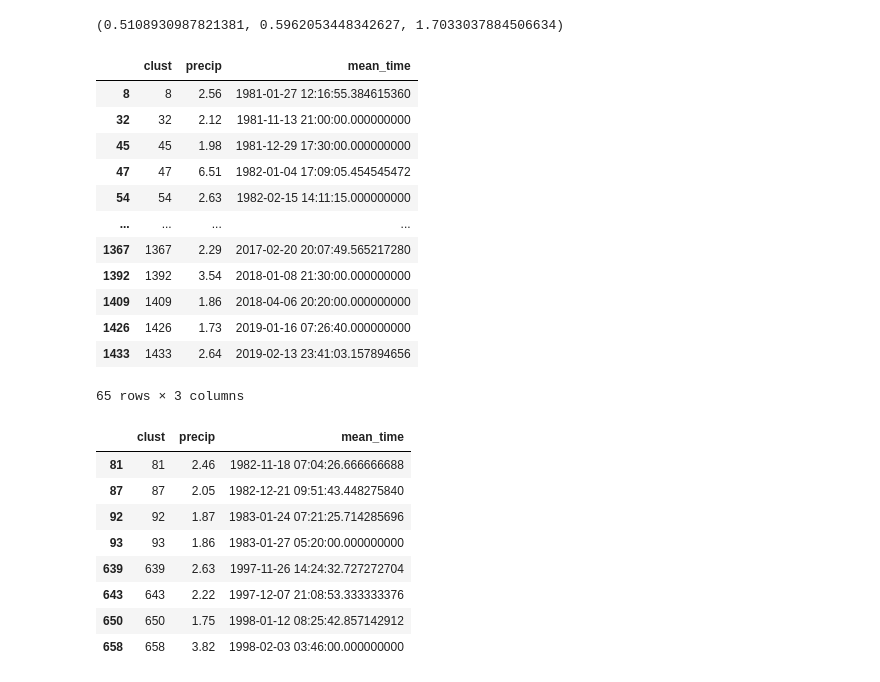
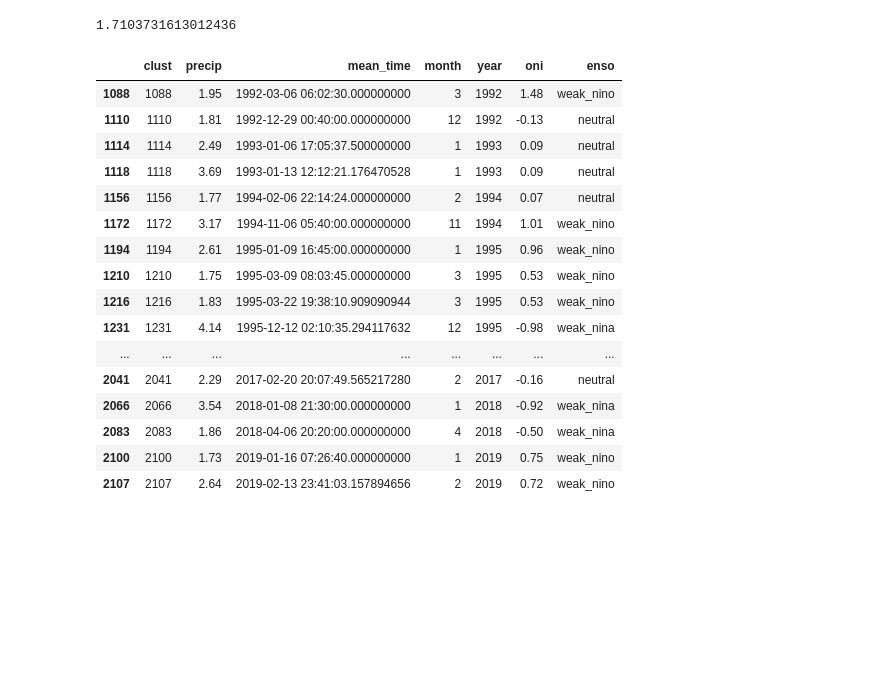
Before and after one commit to wxmann/weather-projects, a Jupyter notebook: proj_rain_events/SFO rain events.ipynb, the cells around one changed output. Cells and saved outputs as stored; diff of their text form; code cells hidden in the pictures; blank space fills up the shorter version.

Commit message:
formalize ENSO definitions using ONI

```diff
--- a/proj_rain_events/SFO rain events.ipynb
+++ b/proj_rain_events/SFO rain events.ipynb
@@ -49,0 +90,8 @@ rain_events.tail()
+# %%
+def get_oni(t):
+    month = t.month
+    year = t.year
+    oni_val = oni[(oni.MONTH == month) & (oni.YR == year)]['ANOM']
+    return float(oni_val)
+
+rain_events['oni'] = rain_events['mean_time'].apply(get_oni)
@@ -49,0 +107,4 @@ rain_events.tail()
+# %%
+rain_events['enso'] = pd.cut(rain_events.oni, [-4, -1.495, -0.5, 0.5, 1.495, 4], labels=[
+    'strong_nina', 'weak_nina', 'neutral', 'weak_nino', 'strong_nino'
+])
@@ -51,7 +136,7 @@ rain_events.tail()
 u = rain_events.precip.mean()
 sd = rain_events.precip.std()
 
-threshold = u + 2* sd
-u, sd, threshold
+two_sd_threshold = u + 2*sd
+two_sd_threshold
 # %% [output]
-(0.5108930987821381, 0.5962053448342627, 1.7033037884506634)
+1.7103731613012436
@@ -70 +143,14 @@ el_nino_storms = big_storms[big_storms.apply(lambda r: is_el_nino(r.mean_time),
+# %%
+big_storms = rain_events[rain_events.precip >= two_sd_threshold]
+
+is_strong_nino = big_storms.enso == 'strong_nino'
+
+def between_years(yr1, yr2):
+    left_threshold = (big_storms.year > yr1) | ((big_storms.year == yr1) & (big_storms.month >= 7))
+    right_thoreshold = (big_storms.year < yr2) | ((big_storms.year == yr2) & (big_storms.month <= 6))
+    return left_threshold & right_thoreshold
+
+nino_big_storms = big_storms[is_strong_nino]
+non_nino_big_storms_first30 = big_storms[~is_strong_nino & between_years(1960, 1990)]
+non_nino_big_storms_last30 = big_storms[~is_strong_nino & between_years(1990, 2020)]
 # %%
@@ -76,28 +164,20 @@ first_15_years = non_el_nino_storms[non_el_nino_storms.mean_time <= pd.Timestamp
-# %%
-non_el_nino_storms
-# %% [output]
-|  | clust | precip | mean_time |
-| 8 | 8 | 2.56 | 1981-01-27 12:16:55.384615360 |
-| 32 | 32 | 2.12 | 1981-11-13 21:00:00.000000000 |
-| 45 | 45 | 1.98 | 1981-12-29 17:30:00.000000000 |
-| 47 | 47 | 6.51 | 1982-01-04 17:09:05.454545472 |
-| 54 | 54 | 2.63 | 1982-02-15 14:11:15.000000000 |
-| ... | ... | ... | ... |
-| 1367 | 1367 | 2.29 | 2017-02-20 20:07:49.565217280 |
-| 1392 | 1392 | 3.54 | 2018-01-08 21:30:00.000000000 |
-| 1409 | 1409 | 1.86 | 2018-04-06 20:20:00.000000000 |
-| 1426 | 1426 | 1.73 | 2019-01-16 07:26:40.000000000 |
-| 1433 | 1433 | 2.64 | 2019-02-13 23:41:03.157894656 |
-65 rows × 3 columns
-# %%
-el_nino_storms
-# %% [output]
-|  | clust | precip | mean_time |
-| 81 | 81 | 2.46 | 1982-11-18 07:04:26.666666688 |
-| 87 | 87 | 2.05 | 1982-12-21 09:51:43.448275840 |
-| 92 | 92 | 1.87 | 1983-01-24 07:21:25.714285696 |
-| 93 | 93 | 1.86 | 1983-01-27 05:20:00.000000000 |
-| 639 | 639 | 2.63 | 1997-11-26 14:24:32.727272704 |
-| 643 | 643 | 2.22 | 1997-12-07 21:08:53.333333376 |
-| 650 | 650 | 1.75 | 1998-01-12 08:25:42.857142912 |
-| 658 | 658 | 3.82 | 1998-02-03 03:46:00.000000000 |
+# %%
+non_nino_big_storms_last30
+# %% [output]
+|  | clust | precip | mean_time | month | year | oni | enso |
+| 1088 | 1088 | 1.95 | 1992-03-06 06:02:30.000000000 | 3 | 1992 | 1.48 | weak_nino |
+| 1110 | 1110 | 1.81 | 1992-12-29 00:40:00.000000000 | 12 | 1992 | -0.13 | neutral |
+| 1114 | 1114 | 2.49 | 1993-01-06 17:05:37.500000000 | 1 | 1993 | 0.09 | neutral |
+| 1118 | 1118 | 3.69 | 1993-01-13 12:12:21.176470528 | 1 | 1993 | 0.09 | neutral |
+| 1156 | 1156 | 1.77 | 1994-02-06 22:14:24.000000000 | 2 | 1994 | 0.07 | neutral |
+| 1172 | 1172 | 3.17 | 1994-11-06 05:40:00.000000000 | 11 | 1994 | 1.01 | weak_nino |
+| 1194 | 1194 | 2.61 | 1995-01-09 16:45:00.000000000 | 1 | 1995 | 0.96 | weak_nino |
+| 1210 | 1210 | 1.75 | 1995-03-09 08:03:45.000000000 | 3 | 1995 | 0.53 | weak_nino |
+| 1216 | 1216 | 1.83 | 1995-03-22 19:38:10.909090944 | 3 | 1995 | 0.53 | weak_nino |
+| 1231 | 1231 | 4.14 | 1995-12-12 02:10:35.294117632 | 12 | 1995 | -0.98 | weak_nina |
+| ... | ... | ... | ... | ... | ... | ... | ... |
+| 2041 | 2041 | 2.29 | 2017-02-20 20:07:49.565217280 | 2 | 2017 | -0.16 | neutral |
+| 2066 | 2066 | 3.54 | 2018-01-08 21:30:00.000000000 | 1 | 2018 | -0.92 | weak_nina |
+| 2083 | 2083 | 1.86 | 2018-04-06 20:20:00.000000000 | 4 | 2018 | -0.50 | weak_nina |
+| 2100 | 2100 | 1.73 | 2019-01-16 07:26:40.000000000 | 1 | 2019 | 0.75 | weak_nino |
+| 2107 | 2107 | 2.64 | 2019-02-13 23:41:03.157894656 | 2 | 2019 | 0.72 | weak_nino |
```
Also changed, not shown: parts of 23 cells of this notebook, 24 other files.
